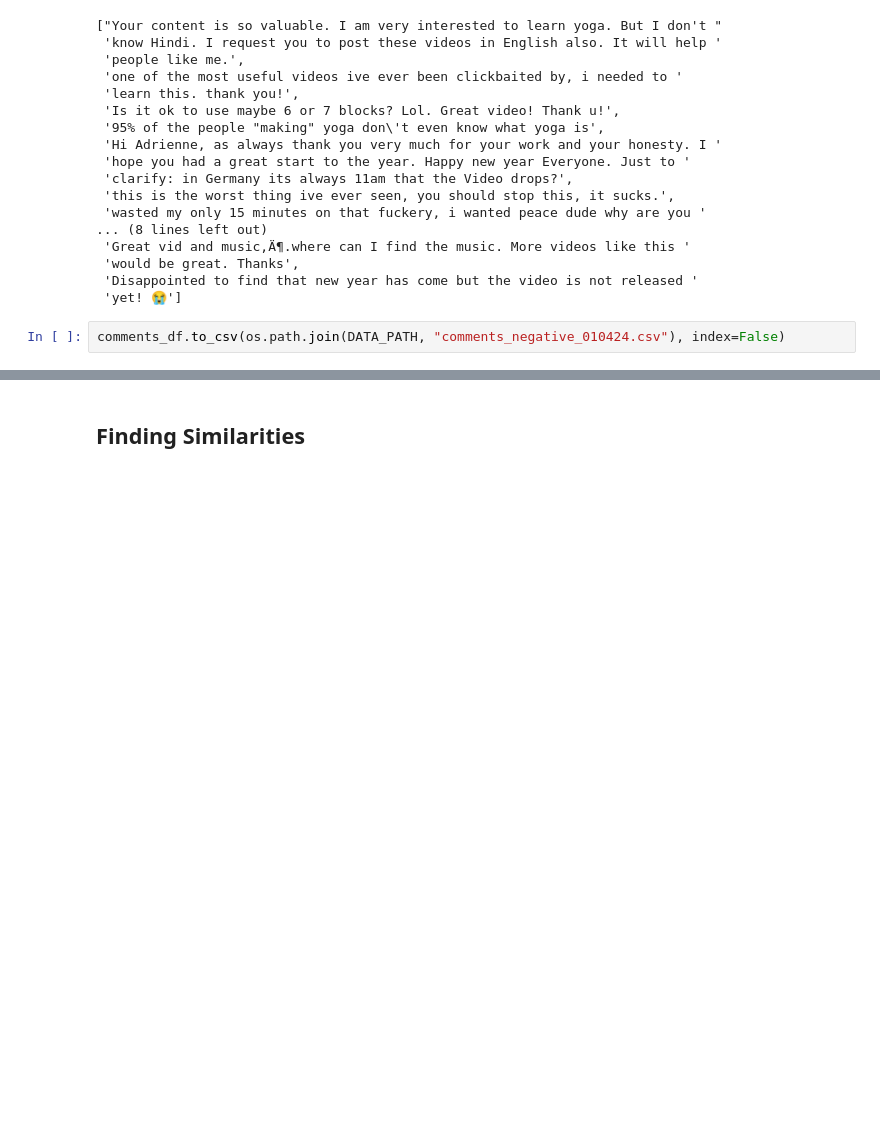
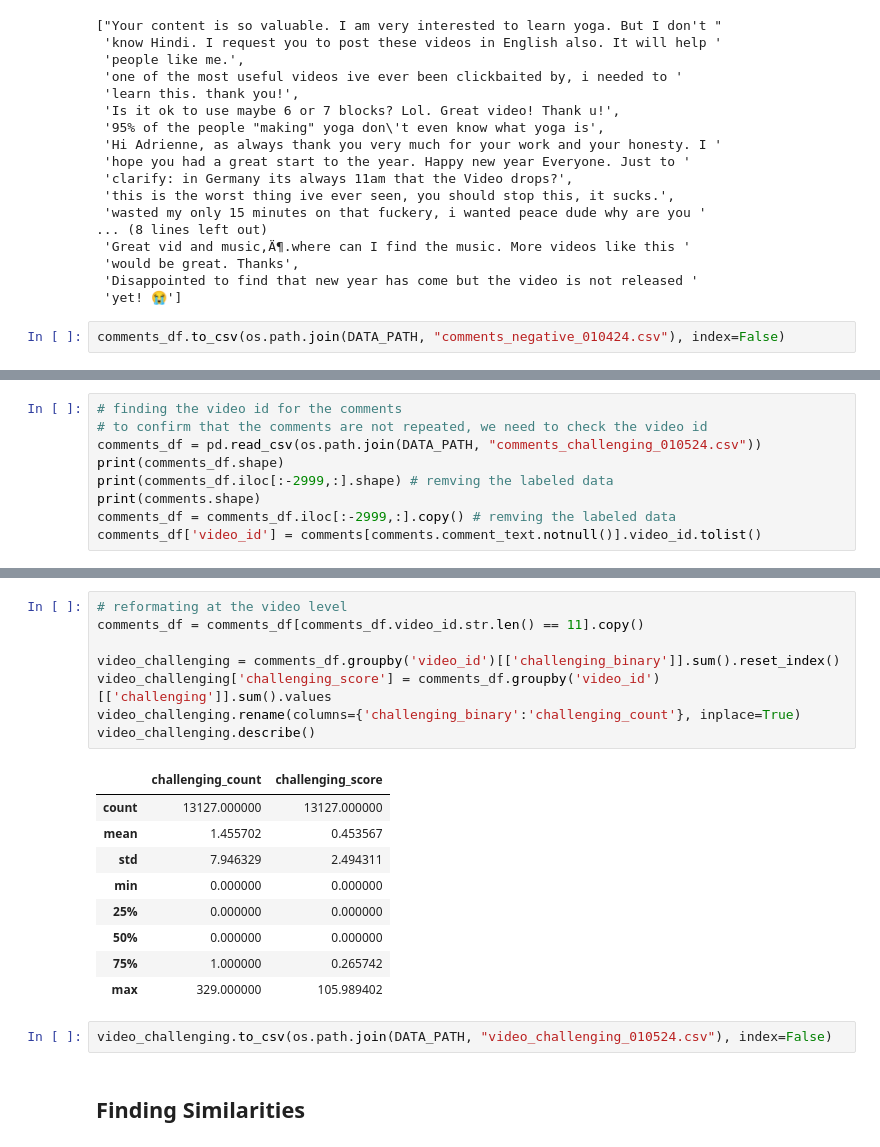
Before and after one commit to sdoosti/Fitness, a Jupyter notebook: analysis/new_labeling_new_model.ipynb, the cells around one changed output, grey strips where cells are left out. Drawn from its saved outputs; the diff is of its cells as text; blank space fills up the shorter version.

```diff
--- a/analysis/new_labeling_new_model.ipynb
+++ b/analysis/new_labeling_new_model.ipynb
@@ -720,0 +770,9 @@ comments_df.to_csv(os.path.join(DATA_PATH, "comments_negative_010424.csv"), inde
+# %%
+# finding the video id for the comments
+# to confirm that the comments are not repeated, we need to check the video id
+comments_df = pd.read_csv(os.path.join(DATA_PATH, "comments_challenging_010524.csv"))
+print(comments_df.shape)
+print(comments_df.iloc[:-2999,:].shape) # remving the labeled data
+print(comments.shape)
+comments_df = comments_df.iloc[:-2999,:].copy() # remving the labeled data
+comments_df['video_id'] = comments[comments.comment_text.notnull()].video_id.tolist()
@@ -721,3 +807,23 @@ comments_df.to_csv(os.path.join(DATA_PATH, "comments_negative_010424.csv"), inde
+# %%
+# reformating at the video level
+comments_df = comments_df[comments_df.video_id.str.len() == 11].copy()
+
+video_challenging = comments_df.groupby('video_id')[['challenging_binary']].sum().reset_index()
+video_challenging['challenging_score'] = comments_df.groupby('video_id')[['challenging']].sum().values
+video_challenging.rename(columns={'challenging_binary':'challenging_count'}, inplace=True)
+video_challenging.describe()
+# %% [output]
+|  | challenging_count | challenging_score |
+| count | 13127.000000 | 13127.000000 |
+| mean | 1.455702 | 0.453567 |
+| std | 7.946329 | 2.494311 |
+| min | 0.000000 | 0.000000 |
+| 25% | 0.000000 | 0.000000 |
+| 50% | 0.000000 | 0.000000 |
+| 75% | 1.000000 | 0.265742 |
+| max | 329.000000 | 105.989402 |
+# %%
+video_challenging.to_csv(os.path.join(DATA_PATH, "video_challenging_010524.csv"), index=False)
 # %% [markdown]
 ## Finding Similarities
 # %%
```
Also changed, not shown: parts of 8 cells of this notebook.
